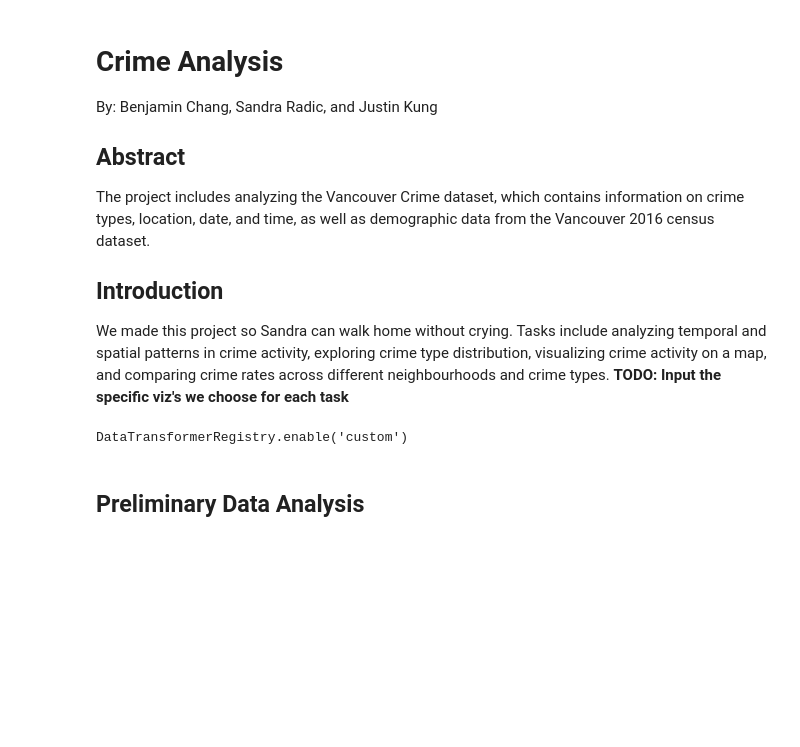
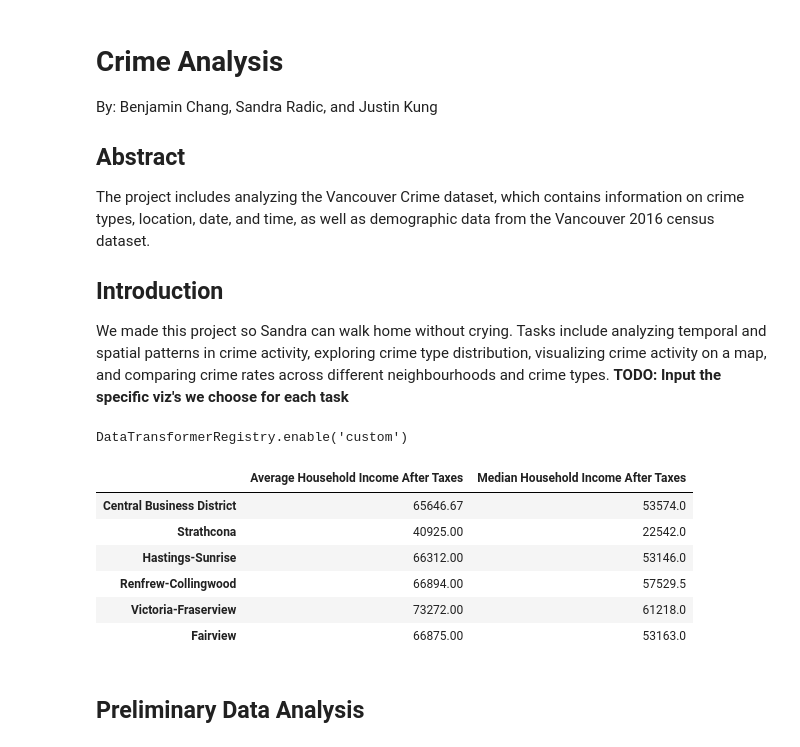
Before and after one commit to sgskung/crime320, a Jupyter notebook: crime.ipynb, the cells around one changed output. Drawn from its saved outputs; the diff is of its cells as text; code cells hidden in the pictures; blank space fills up the shorter version.

Commit message:
added income data

```diff
--- a/crime.ipynb
+++ b/crime.ipynb
@@ -46,6 +46,49 @@ alt.data_transformers.register('custom', t)
 alt.data_transformers.enable('custom')
 # %% [output]
 DataTransformerRegistry.enable('custom')
+# %%
+dfinc = pd.read_csv('incomes.csv', header=0, index_col=0)
+dfinc = dfinc[0:2]
+
+dfinc['Central Business District'] = dfinc[['Downtown North', 'Downtown Central', 'Downtown']].apply(lambda x: x.mean(), axis=1)
+dfinc = dfinc.drop(columns=['Downtown North', 'Downtown Central', 'Downtown'])
+
+dfinc['Strathcona'] = dfinc[['Downtown Eastside/Strathcona']].apply(lambda x: x.mean(), axis=1)
+dfinc = dfinc.drop(columns=['Downtown Eastside/Strathcona'])
+
+dfinc['Hastings-Sunrise'] = dfinc[['Hastings/Sunrise/Grandview/Woodlands']].apply(lambda x: x.mean(), axis=1)
+dfinc = dfinc.drop(columns=['Hastings/Sunrise/Grandview/Woodlands'])
+
+dfinc['Renfrew-Collingwood'] = dfinc[['Collingwood', 'Renfrew']].apply(lambda x: x.mean(), axis=1)
+dfinc = dfinc.drop(columns=['Collingwood', 'Renfrew'])
+
+dfinc['Victoria-Fraserview'] = dfinc[['Fraser View/Killarny']].apply(lambda x: x.mean(), axis=1)
+dfinc = dfinc.drop(columns=['Fraser View/Killarny'])
+
+dfinc['Fairview'] = dfinc[['South Granville']].apply(lambda x: x.mean(), axis=1)
+dfinc = dfinc.drop(columns=['South Granville'])
+
+# list of columns to keep
+keep_cols = ['Central Business District', 'Strathcona', 'Hastings-Sunrise', 'Renfrew-Collingwood', 'Victoria-Fraserview', 'Fairview']
+
+# list of columns to drop
+drop_cols = list(set(dfinc.columns) - set(keep_cols))
+
+# drop the columns from the dataframe
+dfinc = dfinc.drop(columns=drop_cols)
+
+# round the values to 2 decimal places
+dfinc = dfinc.apply(lambda x: x.round(2), axis=1)
+# %%
+dfinc.T
+# %% [output]
+|  | Average Household Income After Taxes | Median Household Income After Taxes |
+| Central Business District | 65646.67 | 53574.0 |
+| Strathcona | 40925.00 | 22542.0 |
+| Hastings-Sunrise | 66312.00 | 53146.0 |
+| Renfrew-Collingwood | 66894.00 | 57529.5 |
+| Victoria-Fraserview | 73272.00 | 61218.0 |
+| Fairview | 66875.00 | 53163.0 |
 # %% [markdown]
 ## Preliminary Data Analysis
 # %%
```
Also changed, not shown: 1 other file.
